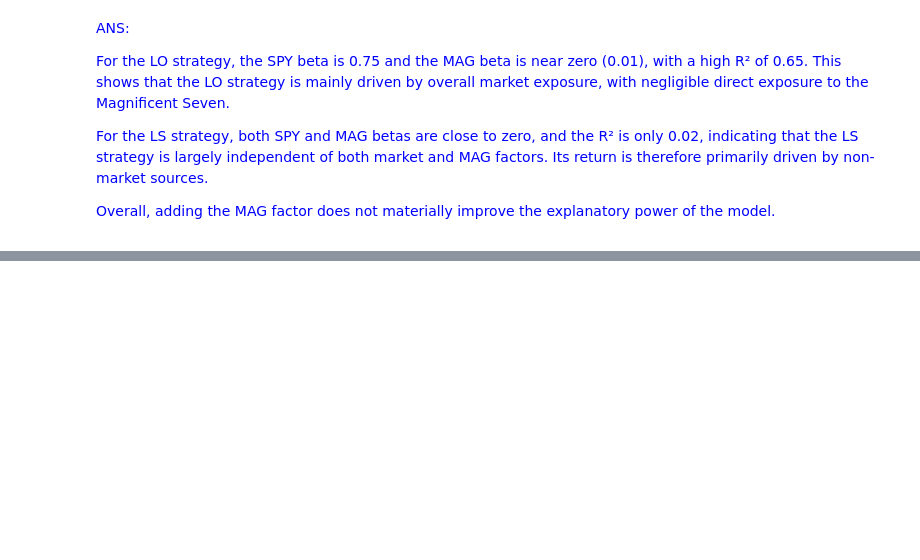
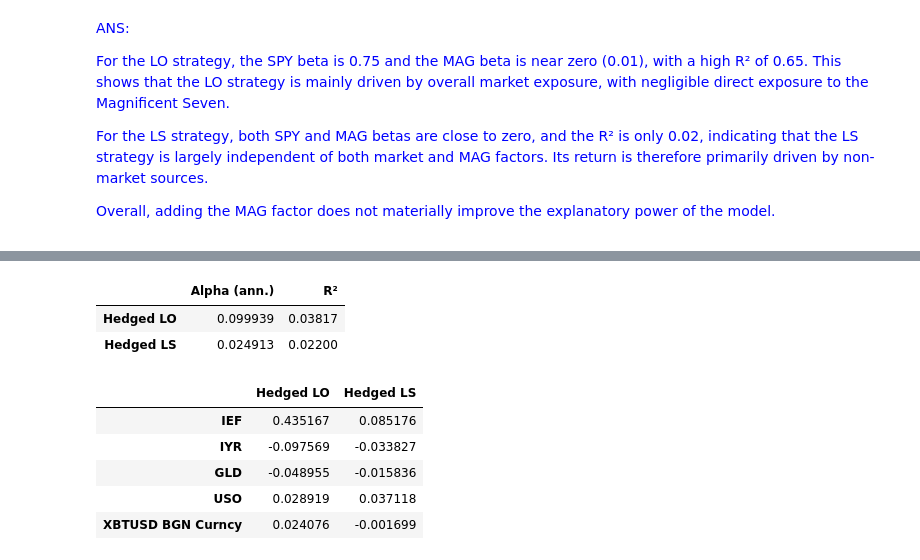
Before and after one commit to c33git/FINM36700-Group-C-18, a Jupyter notebook: Homework 8/Hsiao-Chi.ipynb, the cells around one changed output, grey strips where cells are left out. Saved outputs shown, nothing was run; the diff lists cells and outputs as text; code cells hidden in the pictures; blank space fills up the shorter version.

```diff
--- a/Homework 8/Hsiao-Chi.ipynb
+++ b/Homework 8/Hsiao-Chi.ipynb
@@ -466,0 +519,43 @@ Overall, adding the MAG factor does not materially improve the explanatory power
+# %%
+# 3.2
+
+common_idx_hedged_lo = hedged_lo_ret.index.intersection(factor_ret.index)
+common_idx_hedged_ls = hedged_ls_ret.index.intersection(factor_ret.index)
+
+Y_lo = hedged_lo_ret.loc[common_idx_hedged_lo]
+X_lo = factor_ret.loc[common_idx_hedged_lo]
+Y_lo = pd.to_numeric(Y_lo, errors="coerce")
+
+alpha_hlo, beta_hlo, r2_hlo, m_hlo = run_lfd(Y_lo, X_lo)
+
+Y_ls = hedged_ls_ret.loc[common_idx_hedged_ls]
+X_ls = factor_ret.loc[common_idx_hedged_ls]
+Y_ls = pd.to_numeric(Y_ls, errors="coerce")
+
+alpha_hls, beta_hls, r2_hls, m_hls = run_lfd(Y_ls, X_ls)
+
+hedged_factor_beta = pd.DataFrame({
+    "Hedged LO": beta_hlo,
+    "Hedged LS": beta_hls
+})
+
+hedged_factor_stats = pd.DataFrame({
+    "Alpha (ann.)": [alpha_hlo, alpha_hls],
+    "R²": [r2_hlo, r2_hls]
+}, index=["Hedged LO", "Hedged LS"])
+
+
+hedged_factor_stats
+# %% [output]
+|  | Alpha (ann.) | R² |
+| Hedged LO | 0.099939 | 0.03817 |
+| Hedged LS | 0.024913 | 0.02200 |
+# %%
+hedged_factor_beta
+# %% [output]
+|  | Hedged LO | Hedged LS |
+| IEF | 0.435167 | 0.085176 |
+| IYR | -0.097569 | -0.033827 |
+| GLD | -0.048955 | -0.015836 |
+| USO | 0.028919 | 0.037118 |
+| XBTUSD BGN Curncy | 0.024076 | -0.001699 |
```
Also changed, not shown: parts of 8 cells of this notebook.
